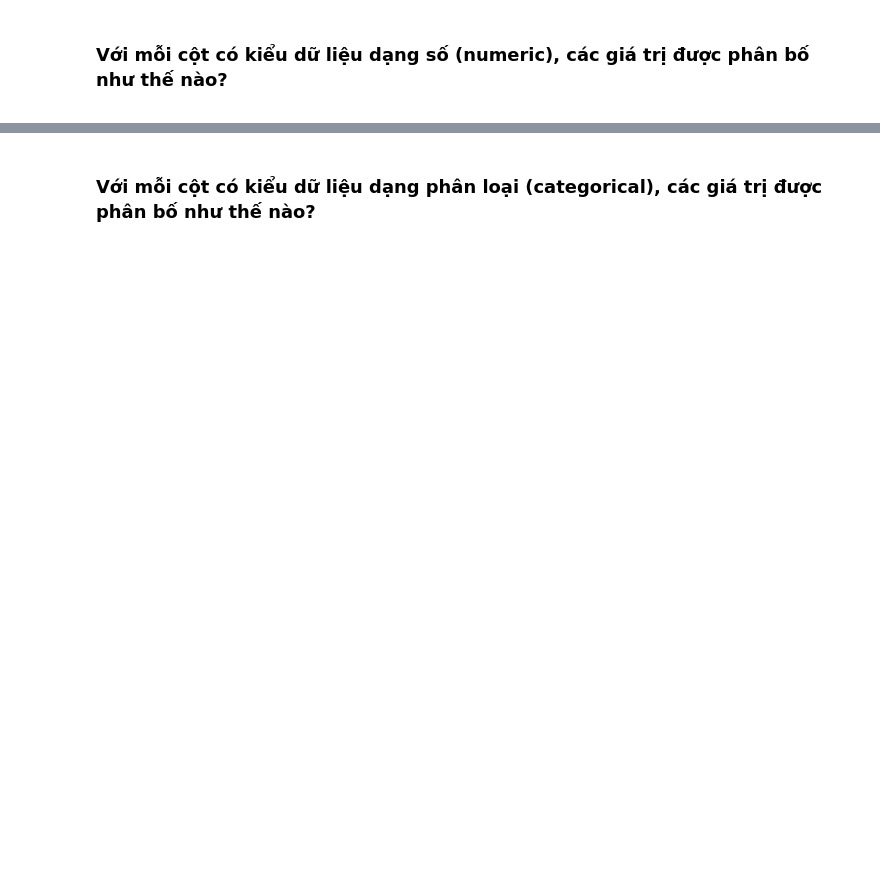
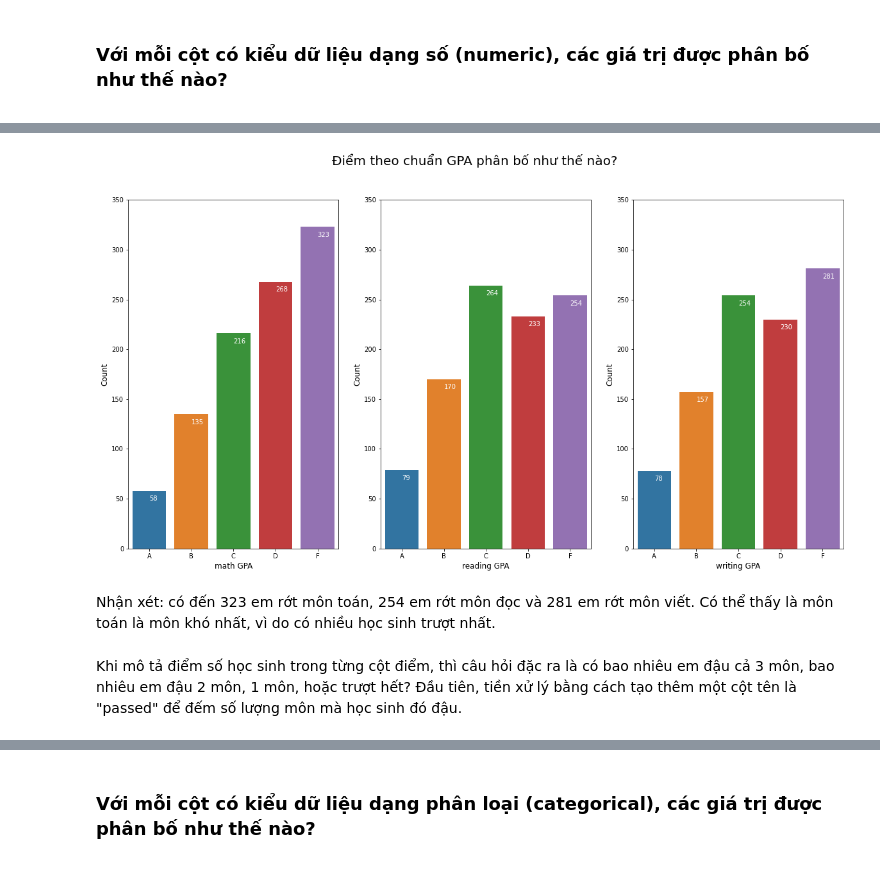
Before and after one commit to PNTAN19/LTKHDL, a Jupyter notebook: Students_Performance.ipynb, the cells around one changed output, grey strips where cells are left out. Drawn from its saved outputs; the diff is of its cells as text; code cells hidden in the pictures; blank space fills up the shorter version.

```diff
--- a/Students_Performance.ipynb
+++ b/Students_Performance.ipynb
@@ -66,0 +183,34 @@ df = pd.read_csv("StudentsPerformance.csv")
+# %%
+convertor = {'A': 90, 'B': 80, 'C': 70, 'D': 60}
+
+def gpa_convert(score):
+    for grade, threshold in convertor.items():
+        if score >= threshold:
+            return grade
+    return 'F'
+
+df["math GPA"] = df["math score"].apply(lambda x : gpa_convert(x))
+df["reading GPA"] = df["reading score"].apply(lambda x : gpa_convert(x))
+df["writing GPA"] = df["writing score"].apply(lambda x : gpa_convert(x))
+# %%
+fig, ax = plt.subplots(ncols=3, nrows=1, figsize=(20,10))
+index = 0
+ax = ax.flatten()
+
+for col in ["math GPA", "reading GPA", "writing GPA"]:
+    sns.countplot(df[col], ax=ax[index], order=['A', 'B', 'C', 'D', 'F'])
+    ax[index].set_xlabel(xlabel=col, size=12)
+    ax[index].set_ylabel(ylabel="Count", size=12)
+    ax[index].set_ylim([0, 350])
+    # Annotate value labels to each grade
+    for i, value in enumerate(df[col].value_counts().sort_index()):
+        ax[index].annotate(value, xy=(i, value-10), color='white')
+    index += 1
+
+fig.suptitle("Điểm theo chuẩn GPA phân bố như thế nào?", fontsize=20);
+# %% [output]
+[figure, added]
+# %% [markdown]
+Nhận xét: có đến 323 em rớt môn toán, 254 em rớt môn đọc và 281 em rớt môn viết. Có thể thấy là môn toán là môn khó nhất, vì do có nhiều học sinh trượt nhất.
+# %% [markdown]
+Khi mô tả điểm số học sinh trong từng cột điểm, thì câu hỏi đặc ra là có bao nhiêu em đậu cả 3 môn, bao nhiêu em đậu 2 môn, 1 môn, hoặc trượt hết? Đầu tiên, tiền xử lý bằng cách tạo thêm một cột tên là "passed" để đếm số lượng môn mà học sinh đó đậu.
```
Also changed, not shown: parts of 67 cells of this notebook.
